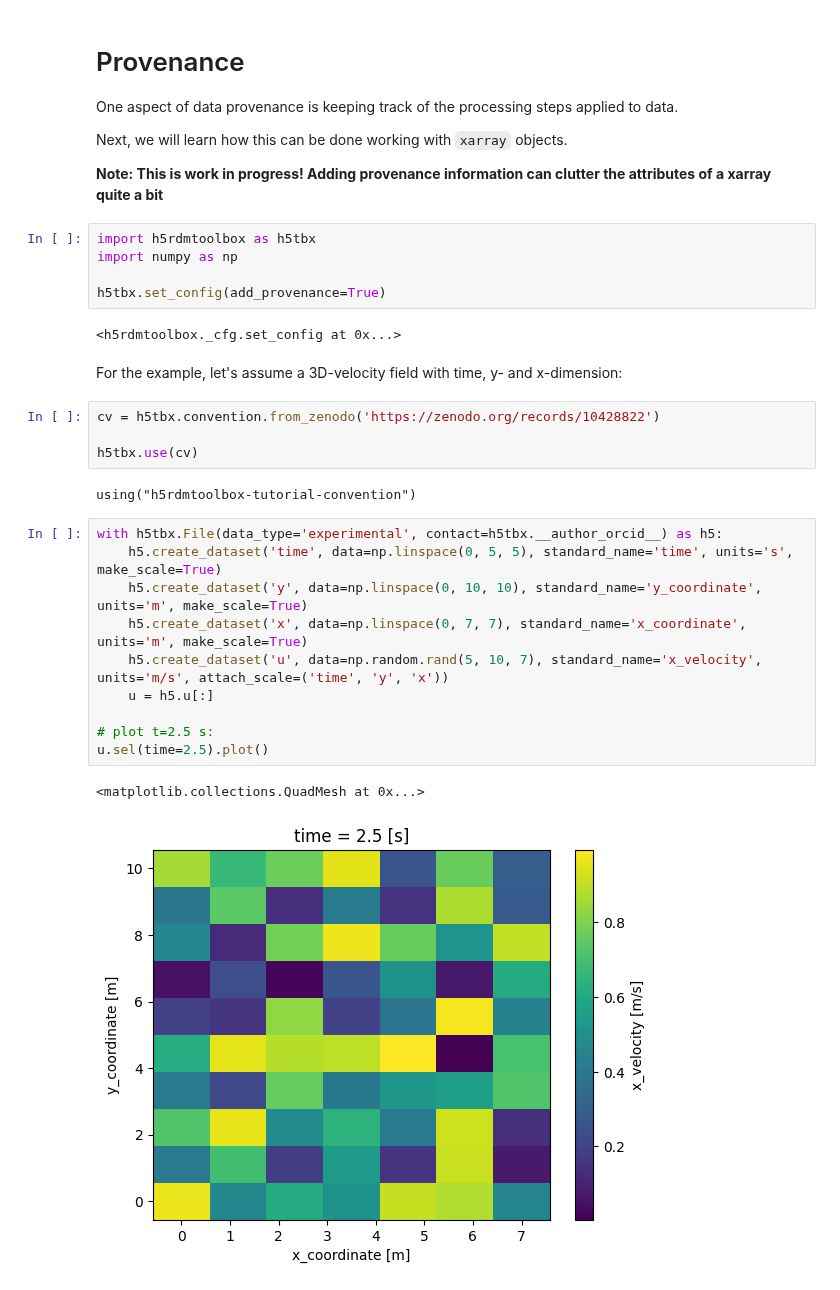
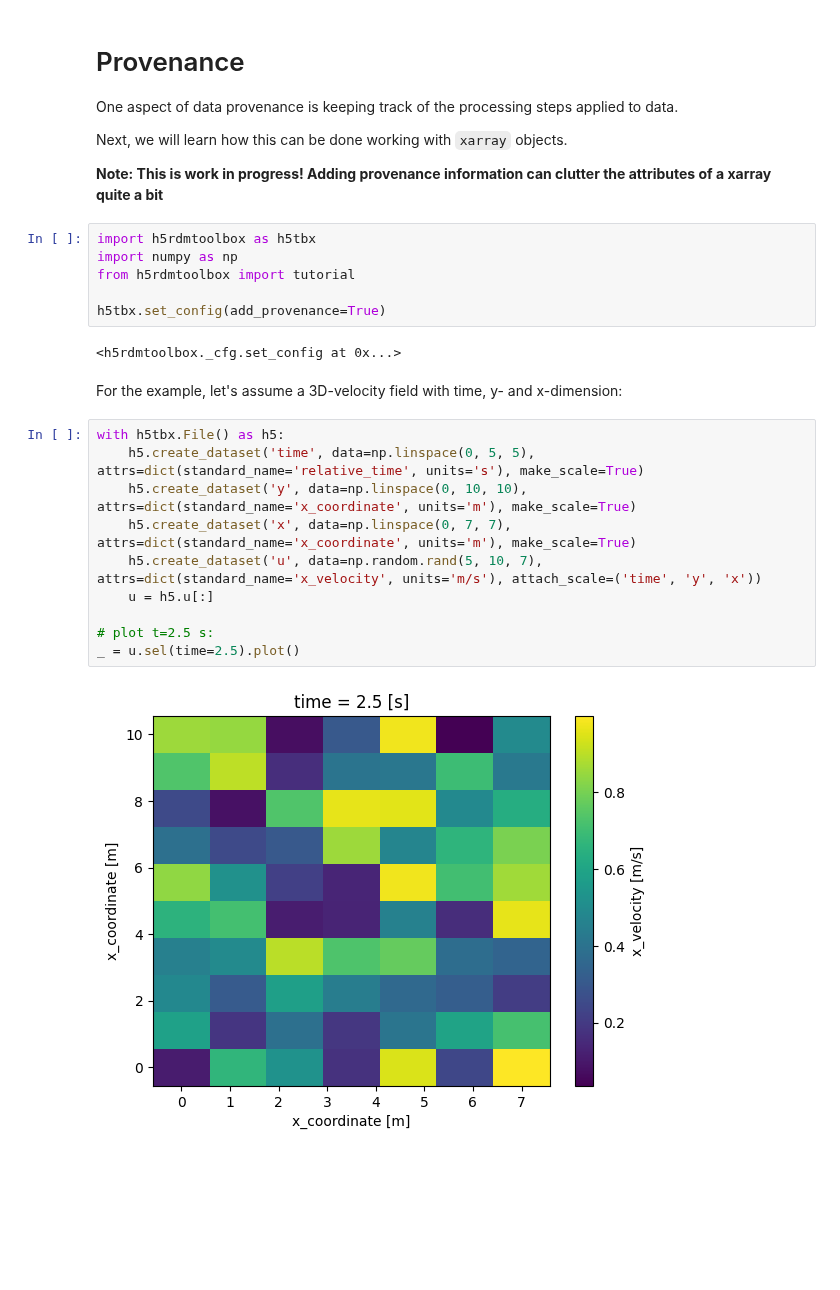
Before and after one commit to matthiasprobst/h5RDMtoolbox, a Jupyter notebook: docs/userguide/convention/examples/Provenance.ipynb, the cells around one changed output. Cells and saved outputs as stored; diff of their text form; blank space fills up the shorter version.

```diff
--- a/docs/userguide/convention/examples/Provenance.ipynb
+++ b/docs/userguide/convention/examples/Provenance.ipynb
@@ -9,28 +9,22 @@ Next, we will learn how this can be done working with `xarray` objects.
 # %%
 import h5rdmtoolbox as h5tbx
 import numpy as np
+from h5rdmtoolbox import tutorial
 
 h5tbx.set_config(add_provenance=True)
 # %% [output]
 <h5rdmtoolbox._cfg.set_config at 0x...>
 # %% [markdown]
 For the example, let's assume a 3D-velocity field with time, y- and x-dimension:
-# %%
-cv = h5tbx.convention.from_zenodo('https://zenodo.org/records/10428822')
-
-h5tbx.use(cv)
-# %% [output]
-using("h5rdmtoolbox-tutorial-convention")
 # %%
-with h5tbx.File(data_type='experimental', contact=h5tbx.__author_orcid__) as h5:
-    h5.create_dataset('time', data=np.linspace(0, 5, 5), standard_name='time', units='s', make_scale=True)
-    h5.create_dataset('y', data=np.linspace(0, 10, 10), standard_name='y_coordinate', units='m', make_scale=True)
-    h5.create_dataset('x', data=np.linspace(0, 7, 7), standard_name='x_coordinate', units='m', make_scale=True)
-    h5.create_dataset('u', data=np.random.rand(5, 10, 7), standard_name='x_velocity', units='m/s', attach_scale=('time', 'y', 'x'))
+with h5tbx.File() as h5:
+    h5.create_dataset('time', data=np.linspace(0, 5, 5), attrs=dict(standard_name='relative_time', units='s'), make_scale=True)
+    h5.create_dataset('y', data=np.linspace(0, 10, 10), attrs=dict(standard_name='x_coordinate', units='m'), make_scale=True)
+    h5.create_dataset('x', data=np.linspace(0, 7, 7), attrs=dict(standard_name='x_coordinate', units='m'), make_scale=True)
+    h5.create_dataset('u', data=np.random.rand(5, 10, 7), attrs=dict(standard_name='x_velocity', units='m/s'), attach_scale=('time', 'y', 'x'))
     u = h5.u[:]
 
 # plot t=2.5 s:
-u.sel(time=2.5).plot()
+_ = u.sel(time=2.5).plot()
 # %% [output]
-<matplotlib.collections.QuadMesh at 0x...>
-[figure, old version]
+[figure, new version]
```
Also changed, not shown: parts of 6 cells of this notebook, 53 other files.
